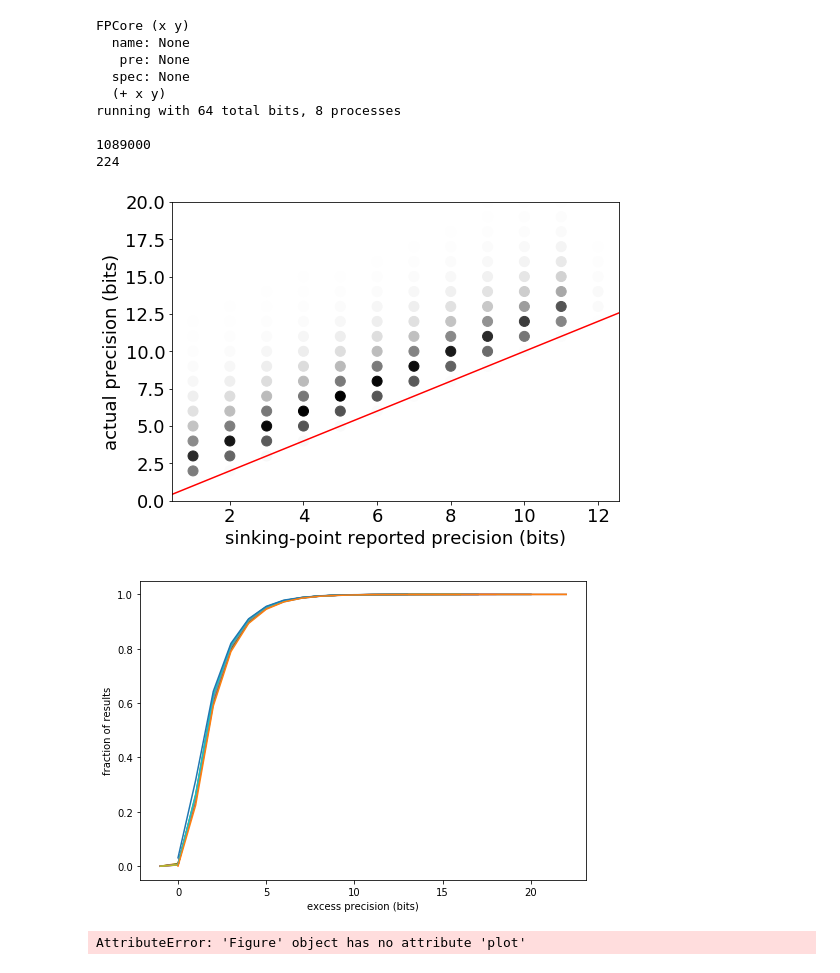
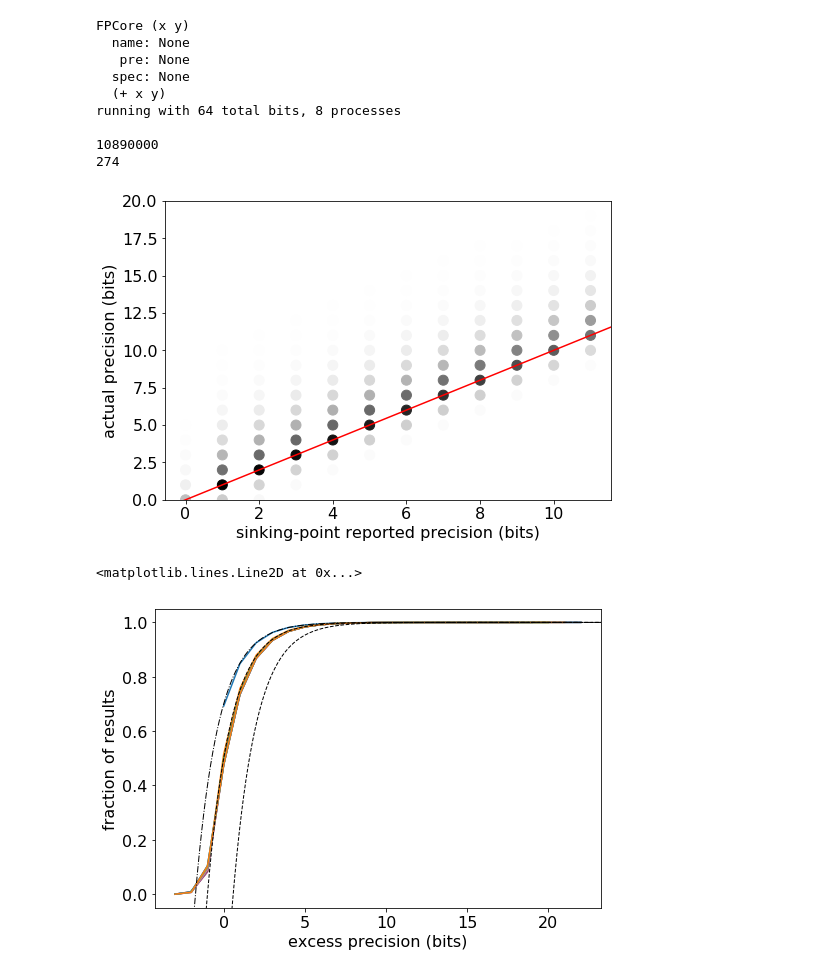
Before and after one commit to billzorn/titanic, a Jupyter notebook: new/notebooks/SinkingPoint.ipynb, the cells around one changed output. Saved outputs shown, nothing was run; the diff lists cells and outputs as text; code cells hidden in the pictures.

```diff
--- a/new/notebooks/SinkingPoint.ipynb
+++ b/new/notebooks/SinkingPoint.ipynb
@@ -1,8 +1,9 @@
 # %%
 from titanfp import bench
 bench.sweep_verbose = True
+bench.use_one_ulp = False
 
-data = bench.sweep_core_2arg_multi(bench.cores['add'], range(-14,16), range(1, 12), 10, 64, bench.ctx128)
+data = bench.sweep_core_2arg_multi(bench.cores['add'], range(-14,16), range(1, 12), 100, 64, bench.ctx128)
 
 print(len(data))
 
@@ -60,8 +61,8 @@ FPCore (x y)
   (+ x y)
 running with 64 total bits, 8 processes
 
-1089000
-224
+10890000
+274
 # %%
 %matplotlib inline
 import matplotlib.pyplot as plt
@@ -101,25 +102,34 @@ plt.show()
 # y axis is % points that are less than x axis
 # separate line for each x axis position
 # %% [output]
-[figure, old version]
+[figure, new version]
 # %%
 import matplotlib.pyplot as plt
+import numpy as np
 
 fig, ax = plt.subplots()
 
 fig.set_size_inches(8, 5.5)
 
 ax.set_xlabel('excess precision (bits)')
 ax.set_ylabel('fraction of results')
 
 for x_name, (cdf_xs, cdf_ys) in cdf_xys.items():
     ax.plot(cdf_xs, cdf_ys)
+
+
+x_min, x_max = ax.get_xlim()
+ref_x = np.linspace(x_min, x_max, 1000)
+ref_y_one = [1 - (3/2) * (2**-x) for x in ref_x]
+ref_y_zero = [1 - (1/2) * (2**-x) for x in ref_x]
+ref_y_cancel = [1 - (0.3) * (2**-x) for x in ref_x]
+
+line_one = mlines.Line2D(ref_x, ref_y_one, color='black', linestyle='--', linewidth=1)
+line_zero = mlines.Line2D(ref_x, ref_y_zero, color='black', linestyle='--', linewidth=1)
+line_cancel = mlines.Line2D(ref_x, ref_y_cancel, color='black', linestyle='-.', linewidth=1)
+ax.add_line(line_one)
+ax.add_line(line_zero)
+ax.add_line(line_cancel)
 # %% [output]
+<matplotlib.lines.Line2D at 0x...>
-[figure, old version]
+[figure, new version]
-# %%
-%matplotlib inline
-import matplotlib.pyplot as plt
-
-plt.plot(x, y, 'o', color='black')
-# %% [output]
-AttributeError: 'Figure' object has no attribute 'plot'
```
Also changed, not shown: parts of 1 cell of this notebook, 4 other files.
